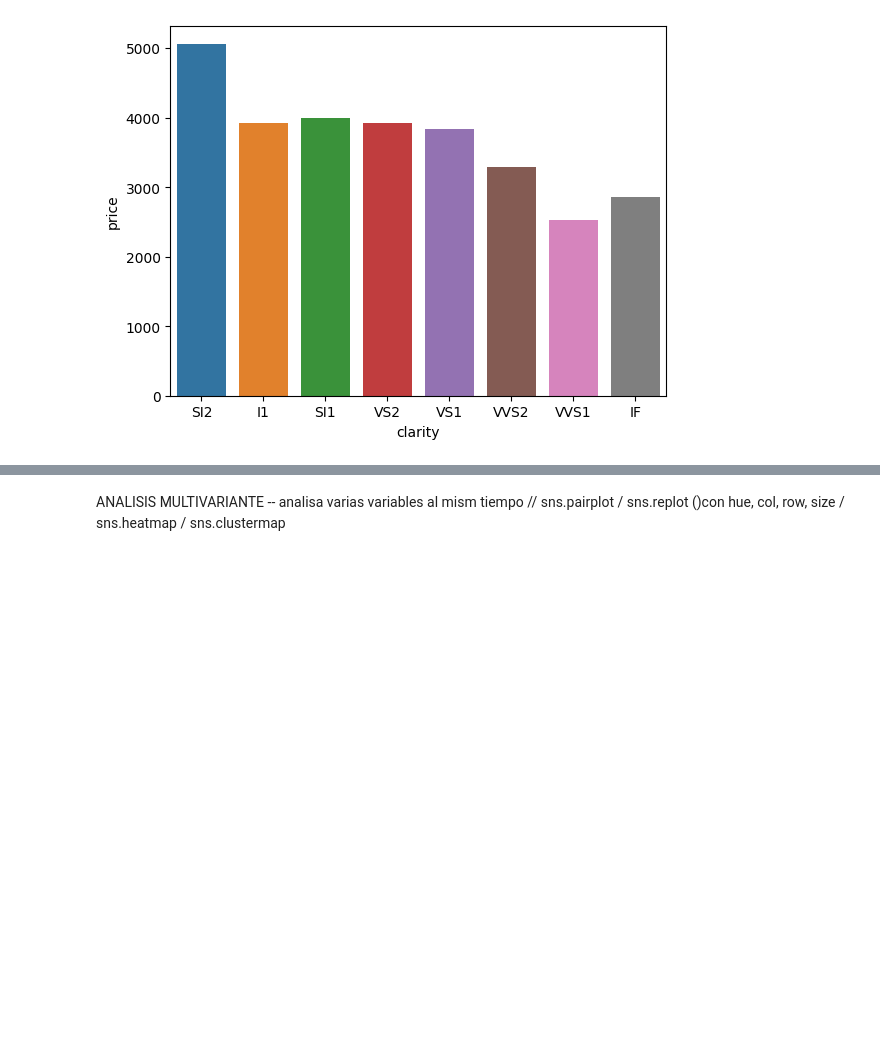
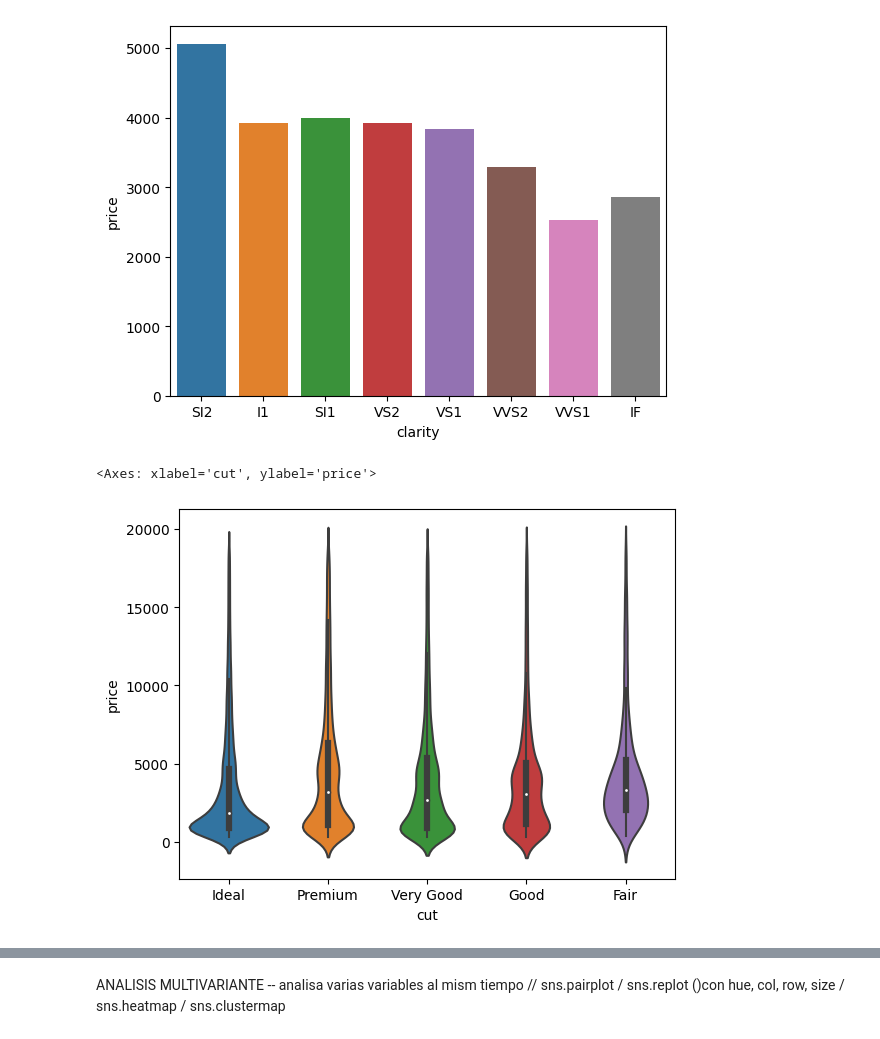
Before and after one commit to MiguelAngel3378/CURSO_ANALISIS_BD2, a Jupyter notebook: m5_visualizacion/seaborn/notebooks/ejemplo2.ipynb, the cells around one changed output, grey strips where cells are left out. Cells and saved outputs as stored; diff of their text form; code cells hidden in the pictures; blank space fills up the shorter version.

```diff
--- a/m5_visualizacion/seaborn/notebooks/ejemplo2.ipynb
+++ b/m5_visualizacion/seaborn/notebooks/ejemplo2.ipynb
@@ -198,3 +198,9 @@ sns.barplot(data=df, x='clarity', y='price', errorbar=None, order=df_price_by_cl
 # %% [output]
 <Axes: xlabel='clarity', ylabel='price'>
 [figure]
+# %%
+# sns.violinplot: price en base cut, clarity, color
+sns.violinplot(data=df, x='cut', y='price')
+# %% [output]
+<Axes: xlabel='cut', ylabel='price'>
+[figure, added]
```
Also changed, not shown: parts of 5 cells of this notebook.
